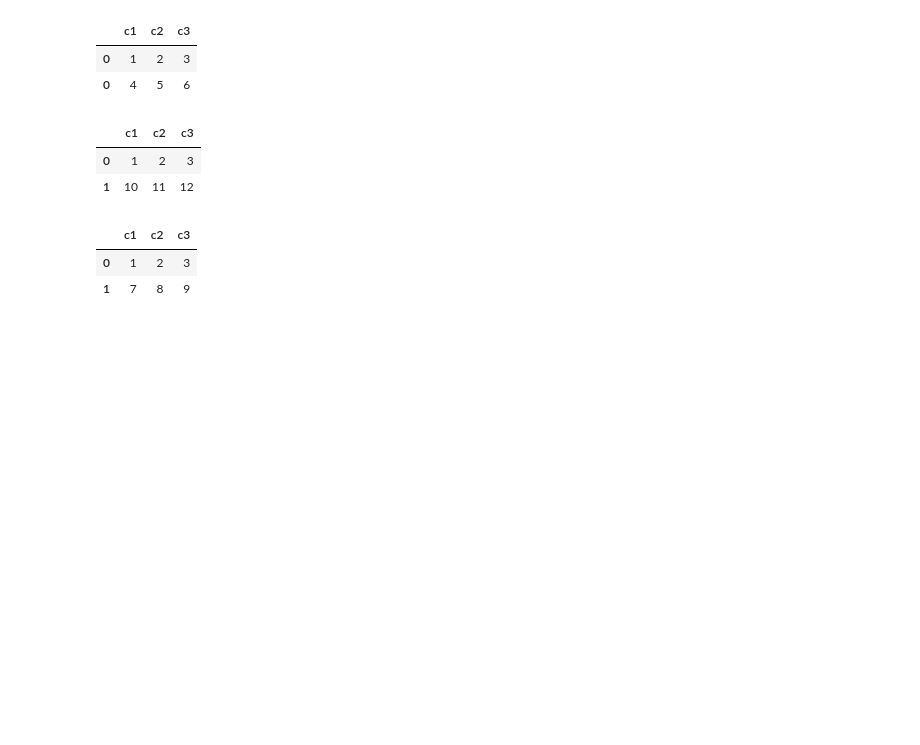
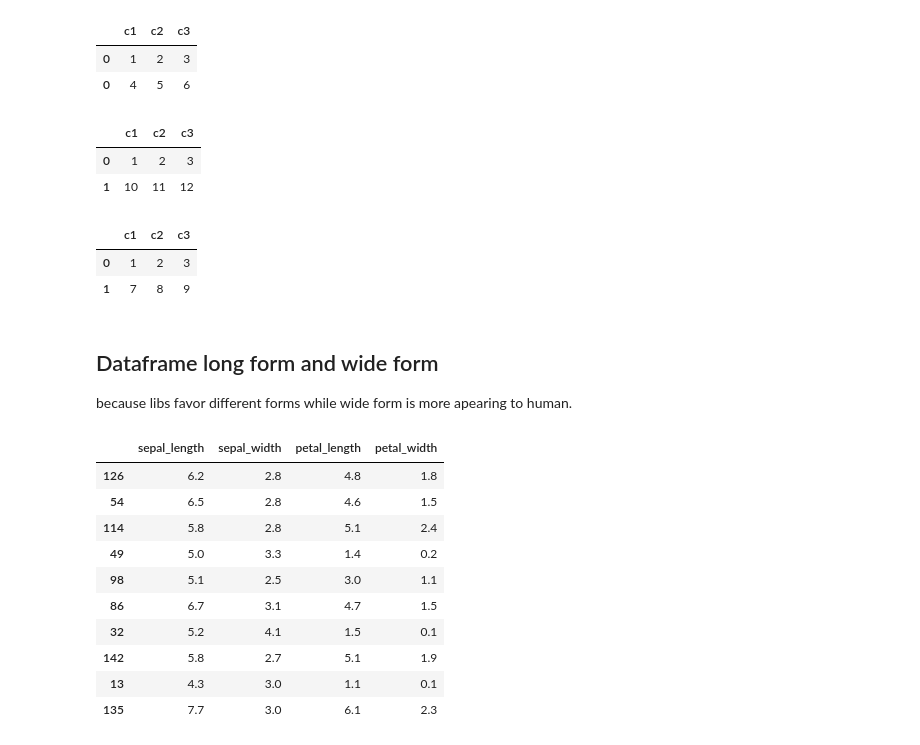
Before and after one commit to JeffChien/playground, a Jupyter notebook: python/pandas.ipynb, the cells around one changed output. Drawn from its saved outputs; the diff is of its cells as text; code cells hidden in the pictures; blank space fills up the shorter version.

```diff
--- a/python/pandas.ipynb
+++ b/python/pandas.ipynb
@@ -69,3 +80,7 @@ df1
 |  | c1 | c2 | c3 |
 | 0 | 1 | 2 | 3 |
 | 1 | 7 | 8 | 9 |
+# %% [markdown]
+## Dataframe long form and wide form
+
+because libs favor different forms while wide form is more apearing to human.
@@ -71,0 +89,17 @@ df1
+# %%
+## preprae a demo wide form
+df_wide, y = load_iris(return_X_y=True, as_frame=True)
+df_wide.columns = ['sepal_length', 'sepal_width', 'petal_length', 'petal_width']
+df_wide.sample(10)
+# %% [output]
+|  | sepal_length | sepal_width | petal_length | petal_width |
+| 126 | 6.2 | 2.8 | 4.8 | 1.8 |
+| 54 | 6.5 | 2.8 | 4.6 | 1.5 |
+| 114 | 5.8 | 2.8 | 5.1 | 2.4 |
+| 49 | 5.0 | 3.3 | 1.4 | 0.2 |
+| 98 | 5.1 | 2.5 | 3.0 | 1.1 |
+| 86 | 6.7 | 3.1 | 4.7 | 1.5 |
+| 32 | 5.2 | 4.1 | 1.5 | 0.1 |
+| 142 | 5.8 | 2.7 | 5.1 | 1.9 |
+| 13 | 4.3 | 3.0 | 1.1 | 0.1 |
+| 135 | 7.7 | 3.0 | 6.1 | 2.3 |
```
Also changed, not shown: parts of 10 cells of this notebook.
